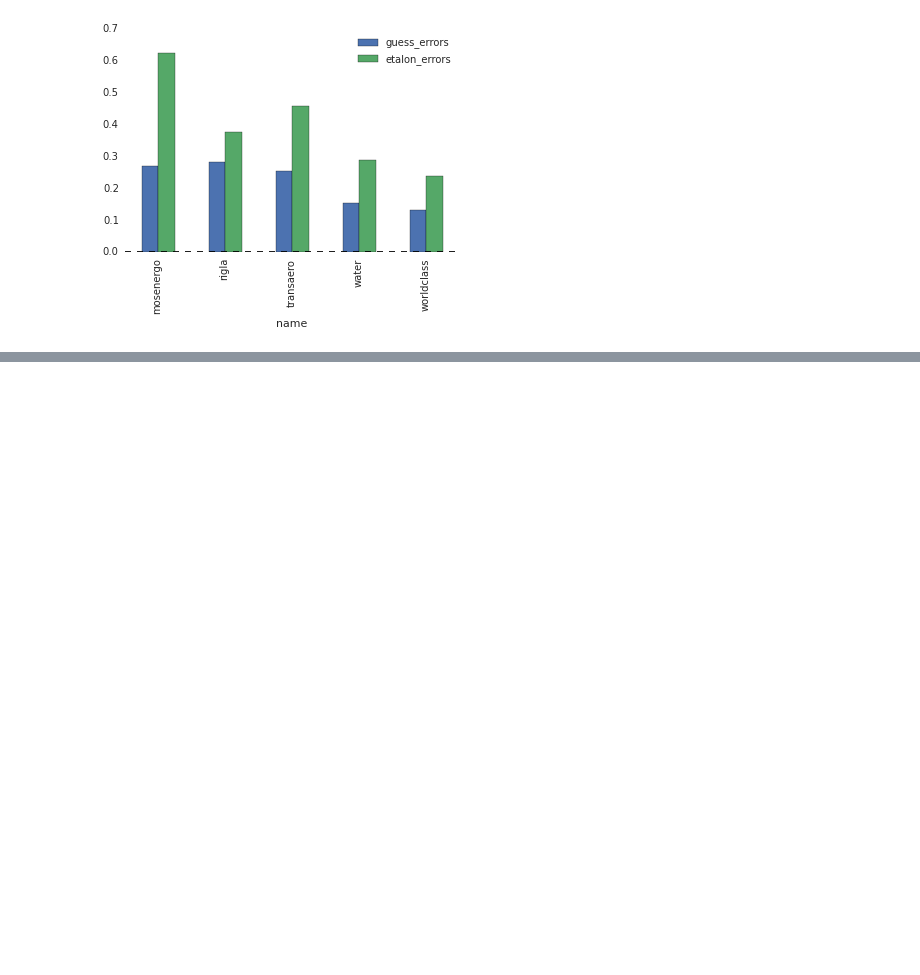
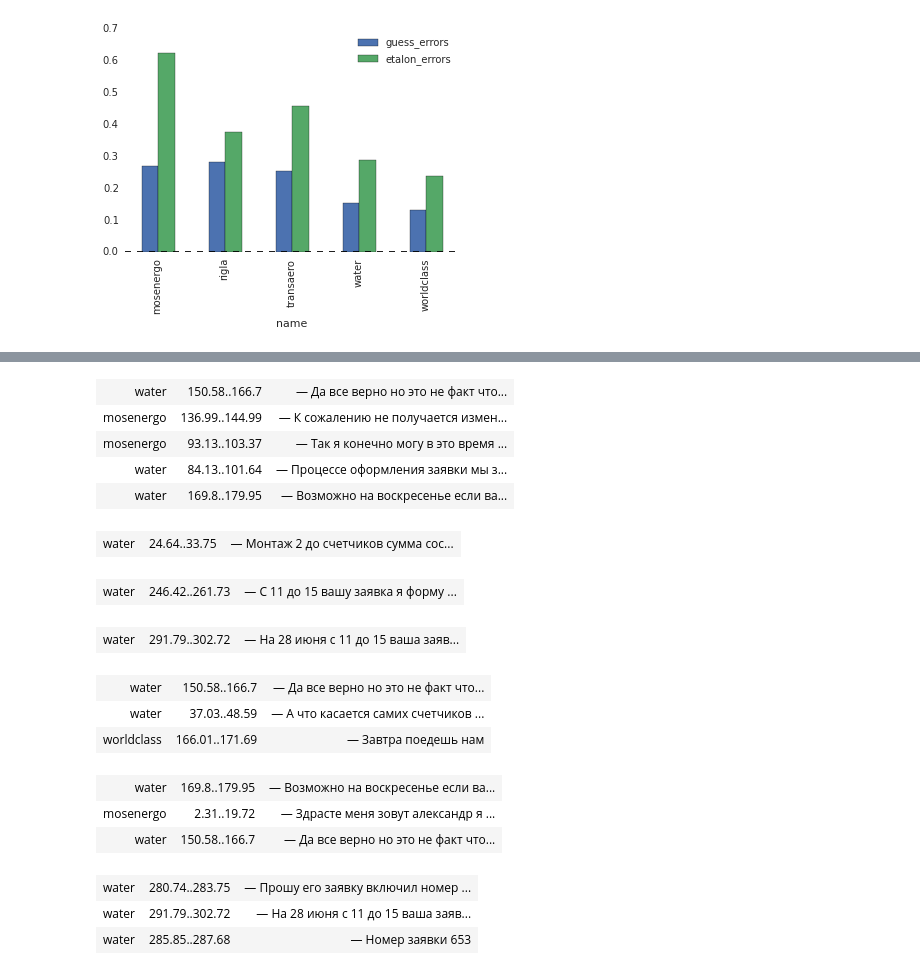
Before and after one commit to kuk/analyze-callcenter, a Jupyter notebook: notes.ipynb, the cells around one changed output, grey strips where cells are left out. Drawn from its saved outputs; the diff is of its cells as text; code cells hidden in the pictures; blank space fills up the shorter version.

```diff
--- a/notes.ipynb
+++ b/notes.ipynb
@@ -325,0 +343,38 @@ data.set_index('name').plot(kind='bar')
+# %%
+show_query_results(query_transcripts(u'не получается не могу нет', transcripts, top=5))
+# %% [output]
+| water | 150.58..166.7 | — Да все верно но это не факт что... |
+| mosenergo | 136.99..144.99 | — К сожалению не получается измен... |
+| mosenergo | 93.13..103.37 | — Так я конечно могу в это время ... |
+| water | 84.13..101.64 | — Процессе оформления заявки мы з... |
+| water | 169.8..179.95 | — Возможно на воскресенье если ва... |
+# %%
+show_query_results(query_transcripts(u'у нас есть скидки', transcripts))
+# %% [output]
+| water | 24.64..33.75 | — Монтаж 2 до счетчиков сумма сос... |
+# %%
+show_query_results(query_transcripts(u'рекомендую заключить договор на техническое обслуживание', transcripts))
+# %% [output]
+| water | 246.42..261.73 | — С 11 до 15 вашу заявка я форму ... |
+# %%
+show_query_results(query_transcripts(u'мы предлагаем замену труб и радиаторов на выгодных условиях', transcripts))
+# %% [output]
+| water | 291.79..302.72 | — На 28 июня с 11 до 15 ваша заяв... |
+# %%
+show_query_results(query_transcripts(u'завтра завтрашний день', transcripts))
+# %% [output]
+| water | 150.58..166.7 | — Да все верно но это не факт что... |
+| water | 37.03..48.59 | — А что касается самих счетчиков ... |
+| worldclass | 166.01..171.69 | — Завтра поедешь нам |
+# %%
+show_query_results(query_transcripts(u'за выезд мастера никто денег не возьмёт', transcripts))
+# %% [output]
+| water | 169.8..179.95 | — Возможно на воскресенье если ва... |
+| mosenergo | 2.31..19.72 | — Здрасте меня зовут александр я ... |
+| water | 150.58..166.7 | — Да все верно но это не факт что... |
+# %%
+show_query_results(query_transcripts(u'заявку оформил', transcripts))
+# %% [output]
+| water | 280.74..283.75 | — Прошу его заявку включил номер ... |
+| water | 291.79..302.72 | — На 28 июня с 11 до 15 ваша заяв... |
+| water | 285.85..287.68 | — Номер заявки 653 |
```
Also changed, not shown: parts of 10 cells of this notebook, 1 other file.
